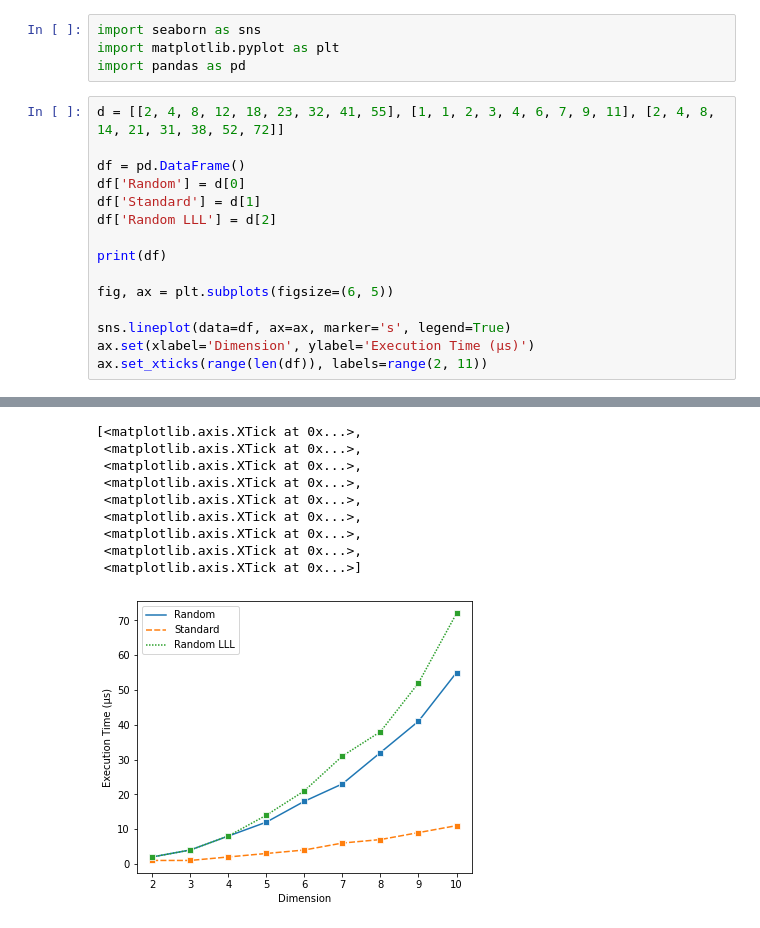
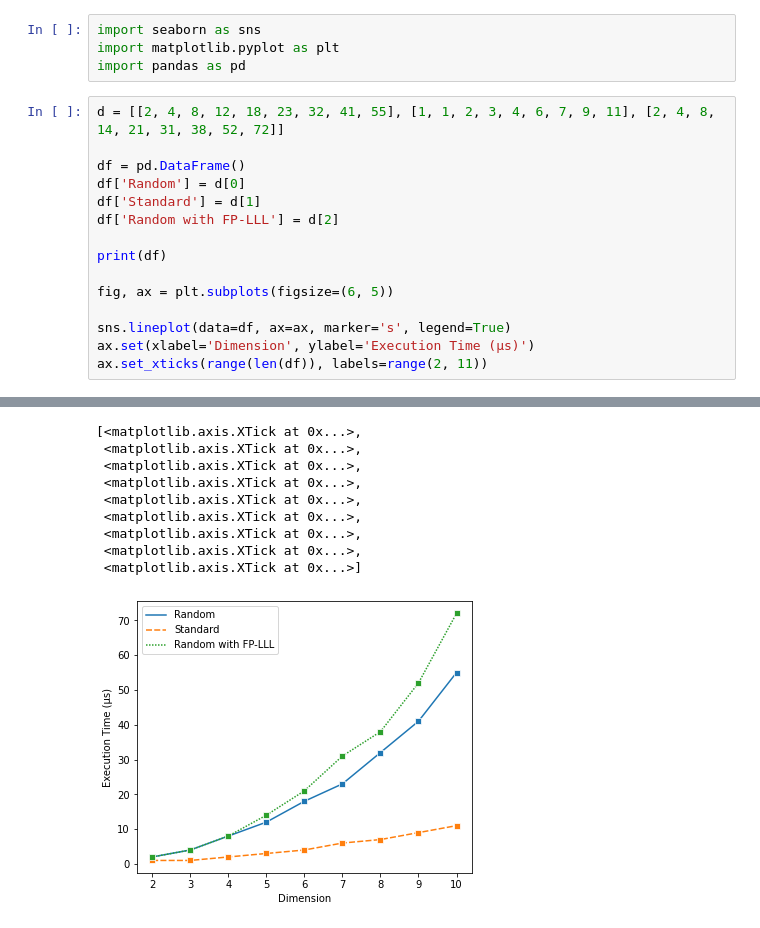
Before and after one commit to Cavlon/programming_paradigms_assig, a Jupyter notebook: Data Graphing.ipynb, the cells around one changed output, grey strips where cells are left out. Cells and saved outputs as stored; diff of their text form.

```diff
--- a/Data Graphing.ipynb
+++ b/Data Graphing.ipynb
@@ -8,7 +8,7 @@ d = [[2, 4, 8, 12, 18, 23, 32, 41, 55], [1, 1, 2, 3, 4, 6, 7, 9, 11], [2, 4, 8,
 df = pd.DataFrame()
 df['Random'] = d[0]
 df['Standard'] = d[1]
-df['Random LLL'] = d[2]
+df['Random with FP-LLL'] = d[2]
 
 print(df)
 
@@ -31,11 +31,11 @@ ax.set_xticks(range(len(df)), labels=range(2, 11))
 [<matplotlib.axis.XTick at 0x...>,
  <matplotlib.axis.XTick at 0x...>,
  <matplotlib.axis.XTick at 0x...>,
  <matplotlib.axis.XTick at 0x...>,
  <matplotlib.axis.XTick at 0x...>,
  <matplotlib.axis.XTick at 0x...>,
  <matplotlib.axis.XTick at 0x...>,
  <matplotlib.axis.XTick at 0x...>,
  <matplotlib.axis.XTick at 0x...>]
-[figure, old version]
+[figure, new version]
 # %%
```
Also changed, not shown: parts of 2 cells of this notebook, 6 other files.
